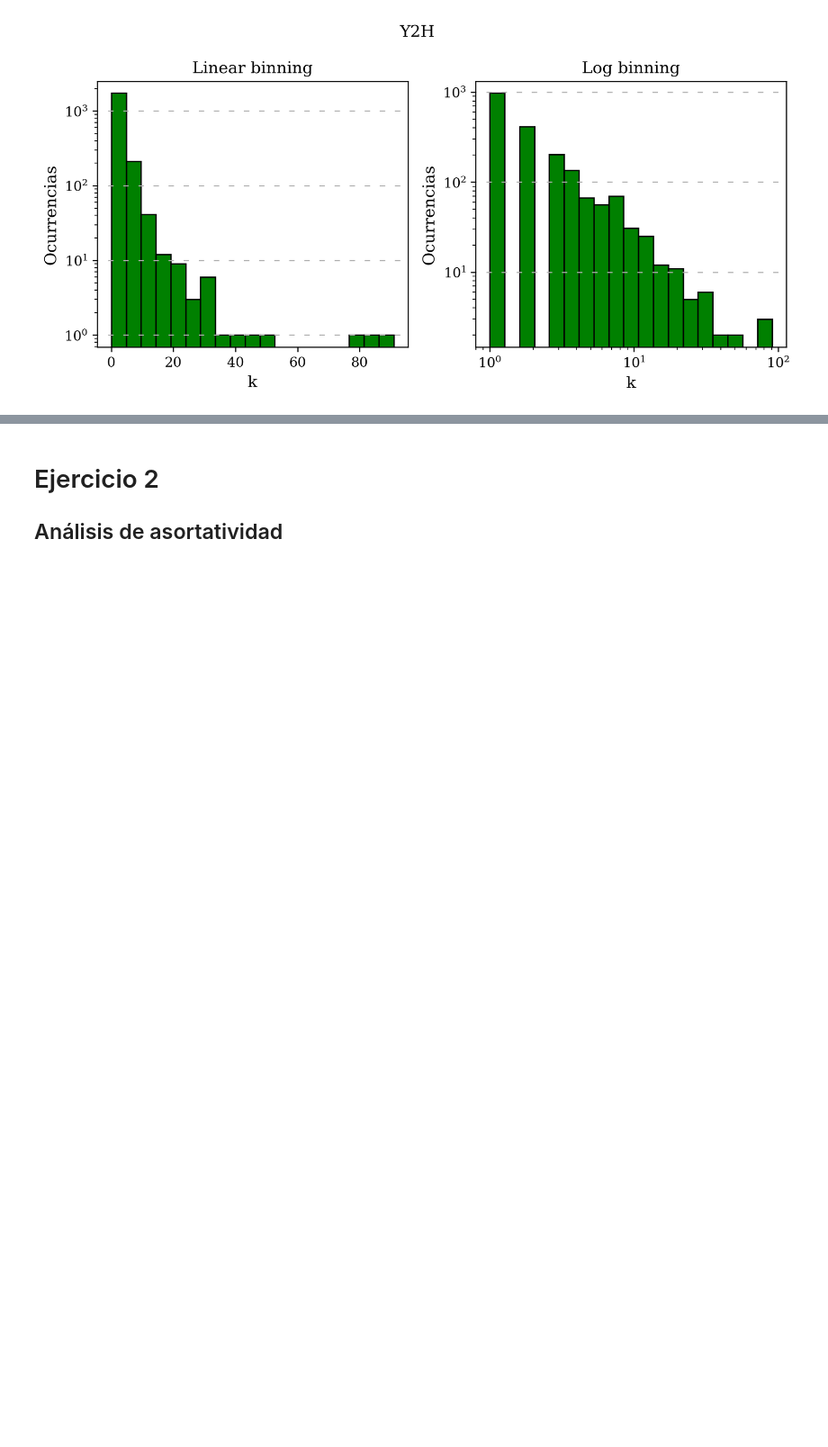
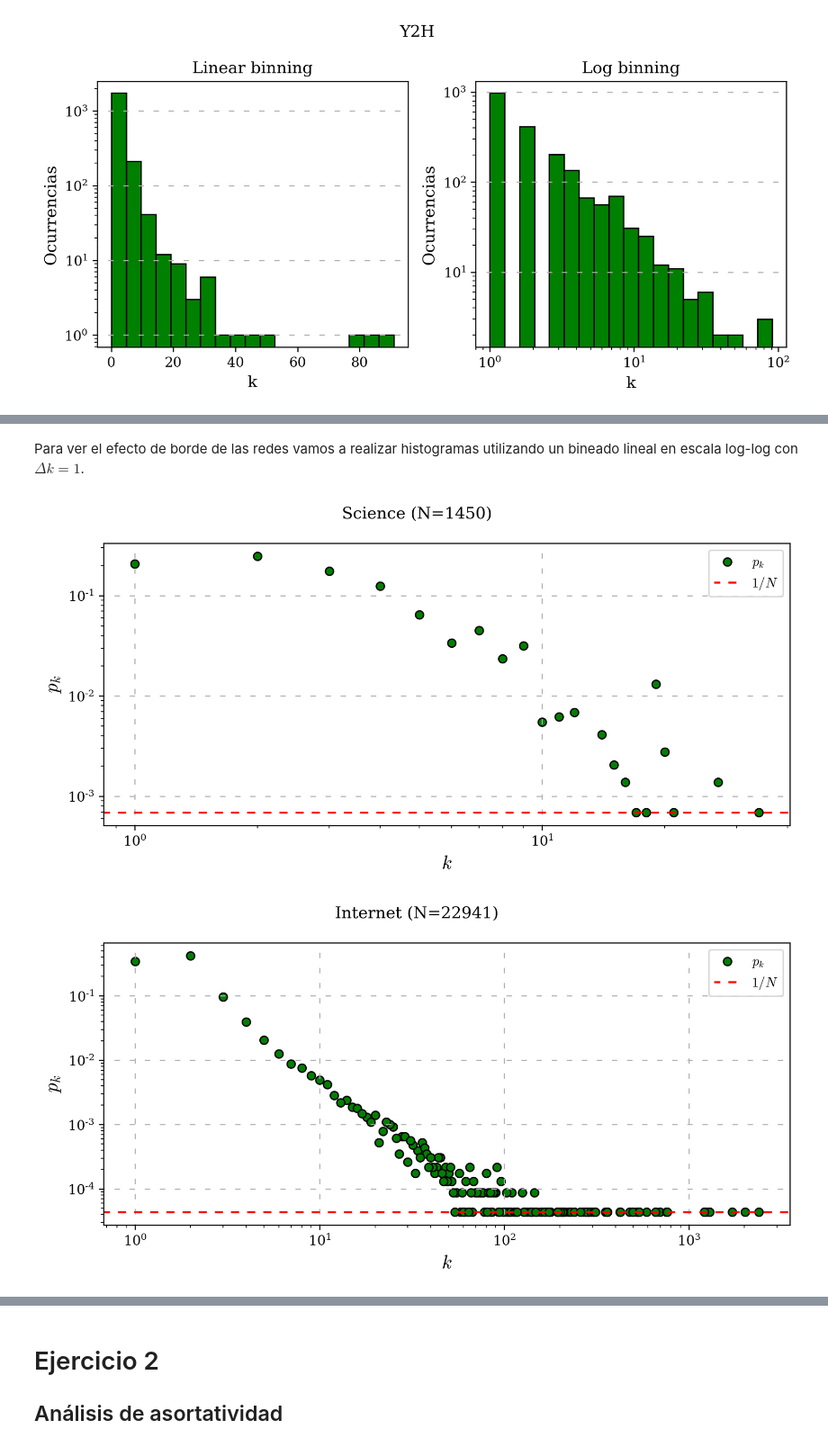
Before and after one commit to facundojgarcia02/CoNet, a Jupyter notebook: TP2/TP 2.ipynb, the cells around one changed output, grey strips where cells are left out. Shown at 90% size. Cells and saved outputs as stored; diff of their text form; code cells hidden in the pictures; blank space fills up the shorter version.

```diff
--- a/TP2/TP 2.ipynb
+++ b/TP2/TP 2.ipynb
@@ -108,7 +110,9 @@ def fit_powerlaw(graph: nx.Graph, title: str, PLOT: bool = True, bins: int = 20)
     #Ajuste
     fit = plfit(lista_grados)
     Kmin = fit._xmin #este sería nuestro Kmin
-    gamma = fit._alpha #este sería nuestro gamma
+    gamma = round(fit._alpha, 3) #este sería nuestro gamma
+    gamma_err = round(fit._alphaerr, 2)
+    k_sat = round(fit._ks, 2)
 
     if PLOT:
         #Armado de histograma
@@ -133,7 +137,7 @@ def fit_powerlaw(graph: nx.Graph, title: str, PLOT: bool = True, bins: int = 20)
 
         plt.show()
 
-    return {"Kmin": Kmin, "gamma": gamma}
+    return {"Kmin": Kmin, "gamma": gamma, "gamma_err": gamma_err, "k_sat": k_sat}
 
 fit_params = {k: fit_powerlaw(g, k, PLOT=True, bins = 15) for k, g in dict_graph.items()}
 fit_params
@@ -148,0 +153,42 @@ fit_params
+# %% [markdown]
+Para ver el efecto de borde de las redes vamos a realizar histogramas utilizando un bineado lineal en escala log-log con $\Delta k=1$.
+# %%
+def plot_degree_dist(graph: nx.Graph, title: str, bins: int = 20):
+    from collections import Counter, OrderedDict
+
+    fig, ax = plt.subplots(1, 1, figsize=(8,4), tight_layout=True)
+
+    lista_grados = list(dict(nx.degree(graph)).values())
+    grados_hist = dict(Counter(lista_grados))
+    grados_hist_N = {k: v/len(lista_grados) for k, v in grados_hist.items()}
+
+    ax.scatter(grados_hist_N.keys(), grados_hist_N.values(), color="green", edgecolor="black", label="$p_k$")
+    ax.axhline(1/len(lista_grados), linestyle=(1, (4, 4)), label ="$1/N$", color ="red")
+
+    """
+    Kmin = fit_params[title]["Kmin"]
+    gamma = fit_params[title]["gamma"]
+
+    k = np.array(list(grados_hist_N.keys()))
+
+    norm = np.sum(k>=Kmin)
+    y = ((gamma-1)*Kmin**(gamma-1)*k**(-gamma))/norm
+
+    ax.plot(k[k>Kmin],y[k>Kmin], color="red", label="Ajuste")
+    """
+
+    ax.set_yscale("log")
+    ax.set_xscale("log")
+    ax.set_xlabel('$k$', fontsize = 14)
+    ax.set_ylabel("$p_k$", fontsize = 14)
+    ax.grid(linestyle=(4, (5, 9)))
+    ax.legend()
+
+    fig.suptitle(title + f" (N={len(lista_grados)})")
+    plt.show()
+
+for k, g in dict_graph.items():
+    plot_degree_dist(g, k)
+# %% [output]
+[figure, added]
+[figure, added]
```
Also changed, not shown: parts of 10 cells of this notebook.
